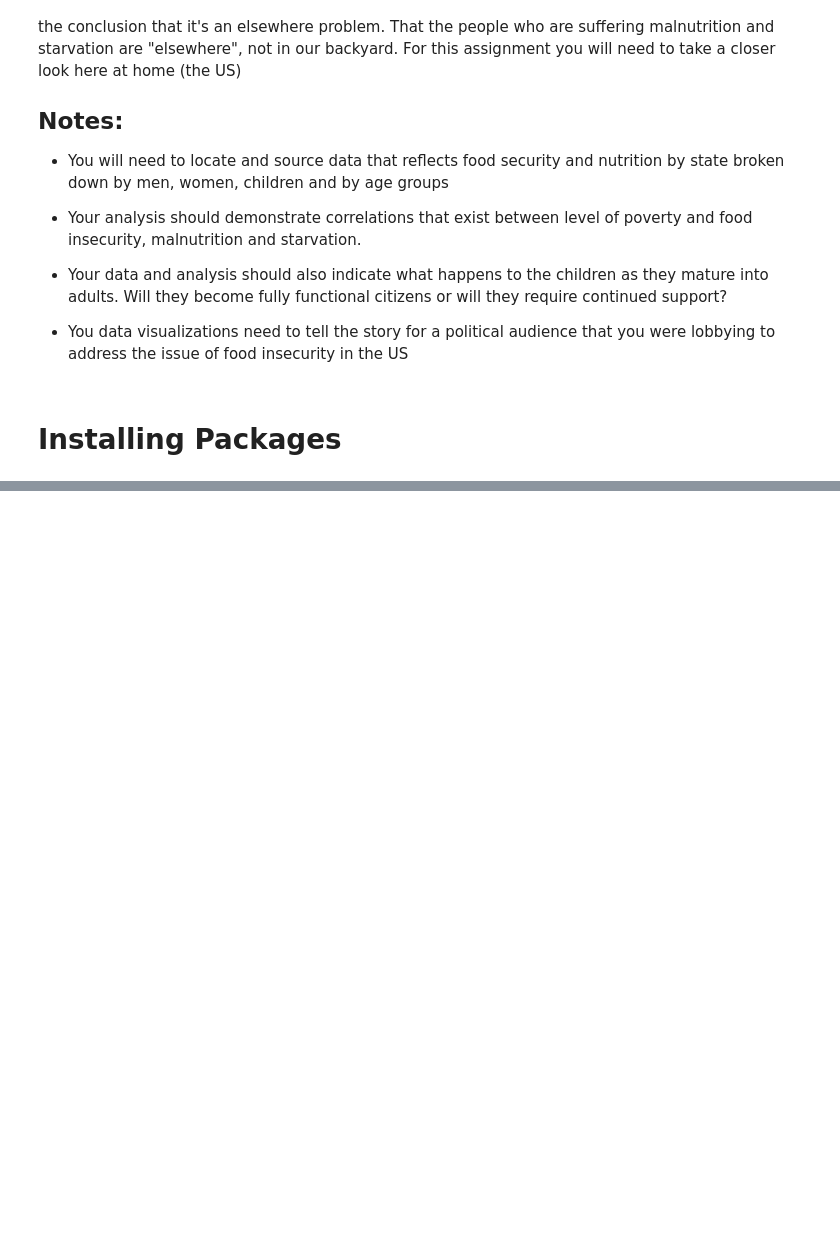
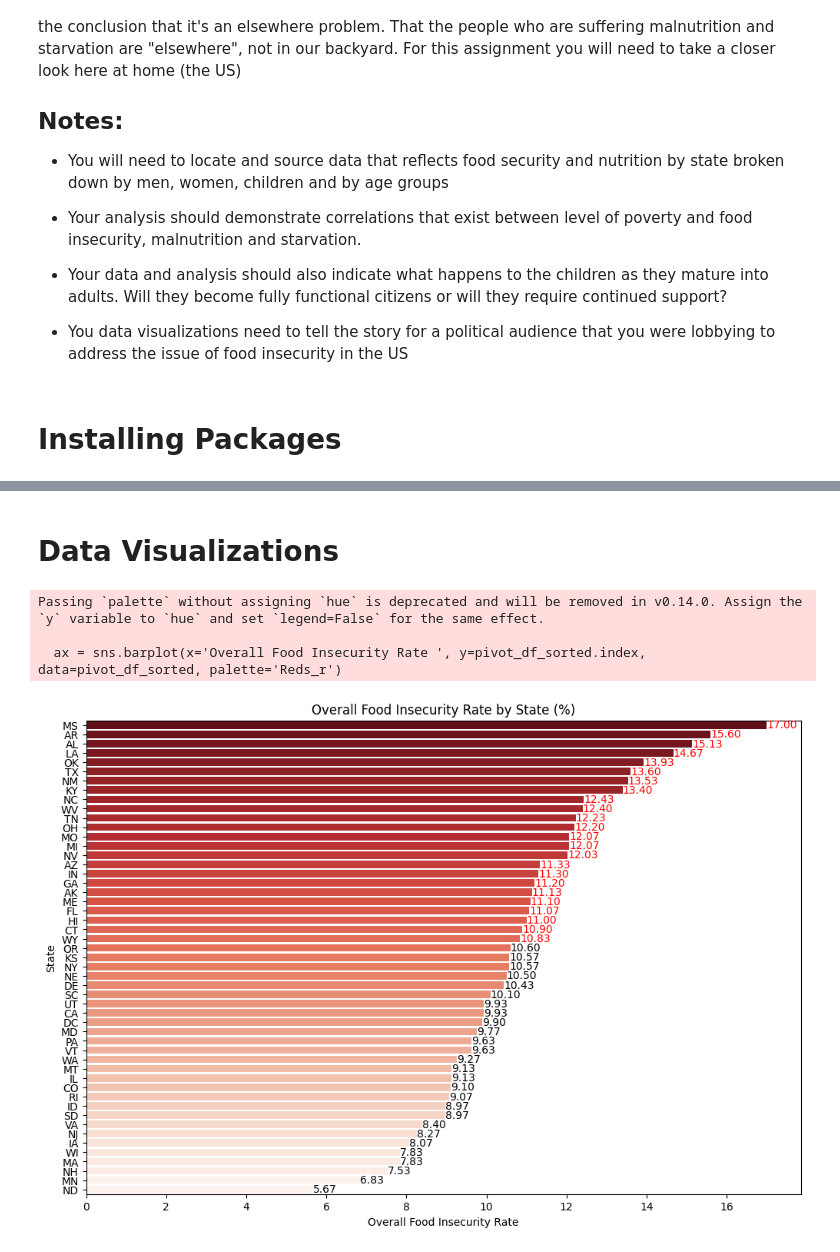
Before and after one commit to rkasa01/DATA608_Story6, a Jupyter notebook: DATA608_Story6.ipynb, the cells around one changed output, grey strips where cells are left out. Drawn from its saved outputs; the diff is of its cells as text; code cells hidden in the pictures; blank space fills up the shorter version.

```diff
--- a/DATA608_Story6.ipynb
+++ b/DATA608_Story6.ipynb
@@ -17,0 +108,22 @@ The United Nations Food and Agriculture Organization publication, The State of F
+# %% [markdown]
+# Data Visualizations
+# %%
+pivot_df_sorted = pivot_df.sort_values(by='Overall Food Insecurity Rate ', ascending=False)
+average_rate = pivot_df_sorted['Overall Food Insecurity Rate '].mean()
+
+plt.figure(figsize=(12, 8))
+ax = sns.barplot(x='Overall Food Insecurity Rate ', y=pivot_df_sorted.index, data=pivot_df_sorted, palette='Reds_r')
+
+for index, value in enumerate(pivot_df_sorted['Overall Food Insecurity Rate ']):
+    color = 'red' if value > average_rate else 'black'  # Set color to red for values higher than the average
+    plt.text(value, index, f'{value:.2f}', va='center', color=color)
+
+plt.title('Overall Food Insecurity Rate by State (%)')
+plt.xlabel('Overall Food Insecurity Rate')
+plt.ylabel('State')
+plt.show()
+# %% [output]
+Passing `palette` without assigning `hue` is deprecated and will be removed in v0.14.0. Assign the `y` variable to `hue` and set `legend=False` for the same effect.
+
+  ax = sns.barplot(x='Overall Food Insecurity Rate ', y=pivot_df_sorted.index, data=pivot_df_sorted, palette='Reds_r')
+[figure, added]
```
Also changed, not shown: parts of 15 cells of this notebook.
